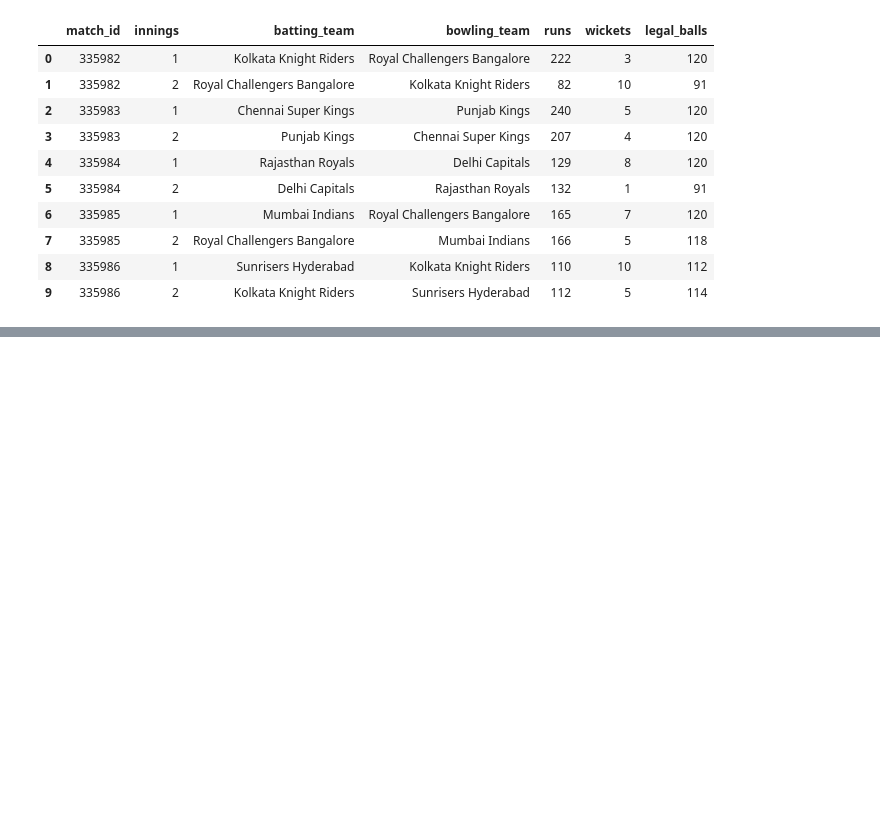
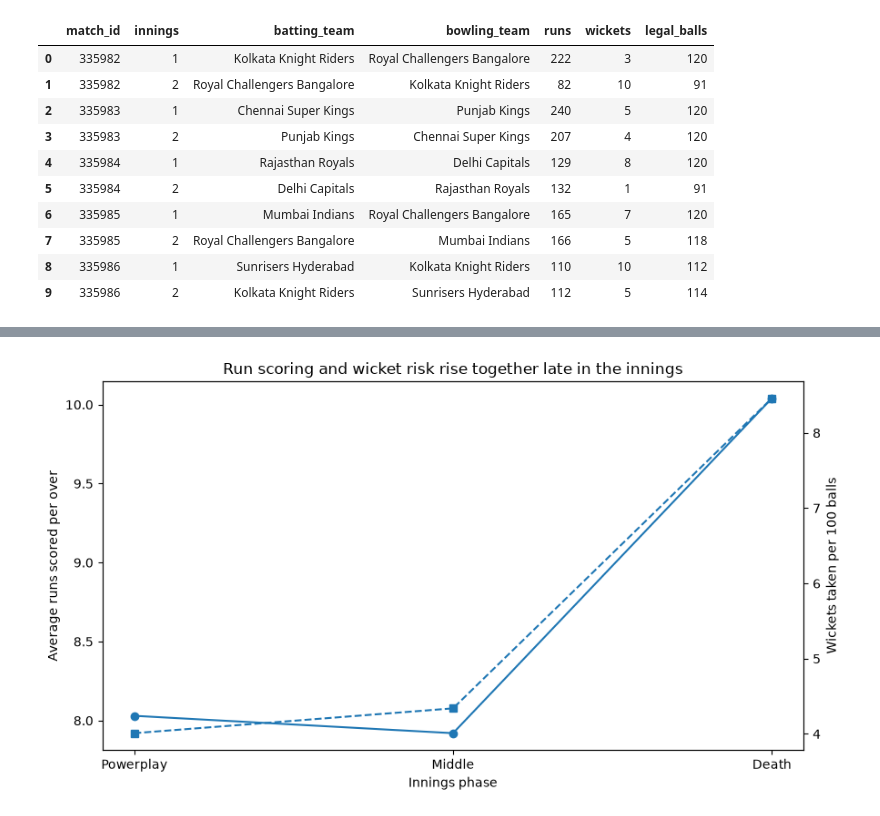
Before and after one commit to safranok/ipl-cricket-analytics, a Jupyter notebook: notebooks/03_analysis.ipynb, the cells around one changed output, grey strips where cells are left out. Drawn from its saved outputs; the diff is of its cells as text; code cells hidden in the pictures; blank space fills up the shorter version.

```diff
--- a/notebooks/03_analysis.ipynb
+++ b/notebooks/03_analysis.ipynb
@@ -349,0 +2618,39 @@ ORDER BY total_runs DESC;""")
+# %%
+# Cell 3 — Chart 2: Runs & wickets by phase (C1)
+# Source: v_ball  columns used: phase, total_runs, is_legal, is_wicket
+c1_df = q("""
+    SELECT
+        phase,
+        ROUND(6.0 * SUM(total_runs) / SUM(is_legal), 2)   AS runs_per_over,
+        ROUND(100.0 * SUM(is_wicket) / SUM(is_legal), 2)  AS wickets_per_100_balls
+    FROM v_ball
+    GROUP BY phase
+    ORDER BY
+        CASE phase
+            WHEN 'Powerplay' THEN 1
+            WHEN 'Middle'    THEN 2
+            ELSE 3
+        END
+""")
+
+df = c1_df.copy()
+phase       = df["phase"]
+runs        = df["runs_per_over"]
+wicket_rate = df["wickets_per_100_balls"]
+
+fig, ax1 = plt.subplots(figsize=(9, 5))
+ax1.plot(phase, runs, marker="o")
+ax1.set_xlabel("Innings phase")
+ax1.set_ylabel("Average runs scored per over")
+
+ax2 = ax1.twinx()
+ax2.plot(phase, wicket_rate, marker="s", linestyle="--")
+ax2.set_ylabel("Wickets taken per 100 balls")
+ax1.set_title("Run scoring and wicket risk rise together late in the innings")
+
+fig.tight_layout()
+fig.savefig(FIG_DIR/"runs_wickets_by_phase.png", dpi=200, bbox_inches="tight")
+plt.show()
+plt.close(fig)
+# %% [output]
+[figure, added]
```
Also changed, not shown: parts of 178 cells of this notebook, 20 other files.
